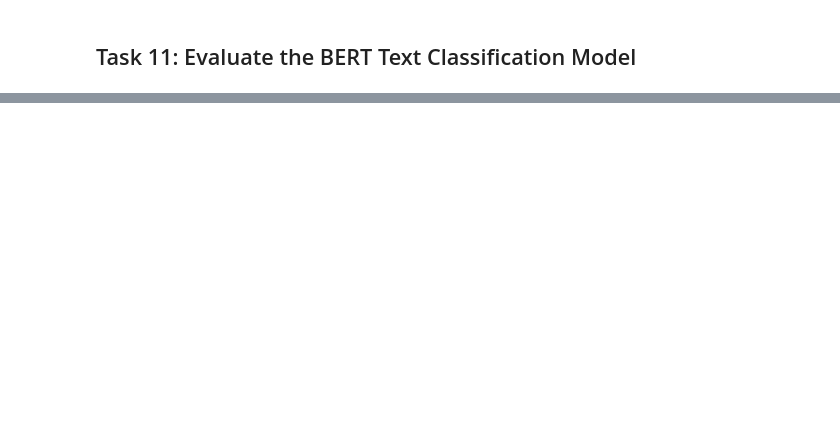
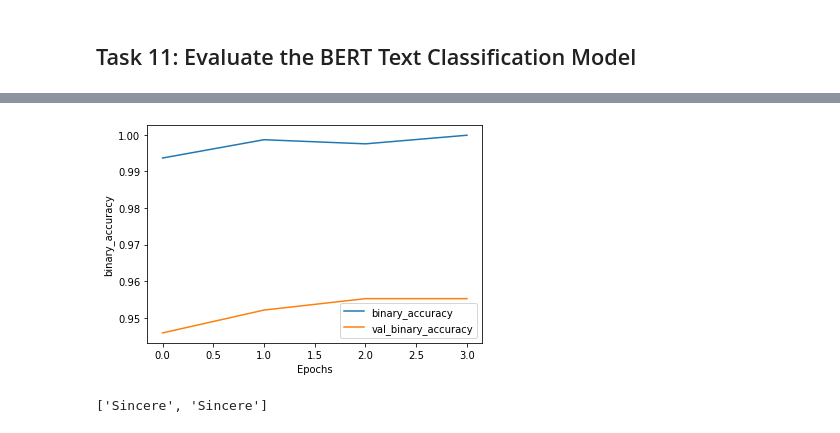
Before and after one commit to kambojrakesh/Deep-Learning-Advanced-Projects, a Jupyter notebook: Copy_of_Fine_Tune_BERT_for_Text_Classification_with_TensorFlow.ipynb, the cells around one changed output, grey strips where cells are left out. Drawn from its saved outputs; the diff is of its cells as text; code cells hidden in the pictures; blank space fills up the shorter version.

```diff
--- a/Copy_of_Fine_Tune_BERT_for_Text_Classification_with_TensorFlow.ipynb
+++ b/Copy_of_Fine_Tune_BERT_for_Text_Classification_with_TensorFlow.ipynb
@@ -394,0 +401,13 @@ def plot_graphs(history, metric):
+# %%
+plot_graphs(history, 'binary_accuracy')
+# %% [output]
+[figure, added]
+# %%
+sample_example = ['being neplai  ashamed', 'do you want to live alone bad country.']
+test_data = tf.data.Dataset.from_tensor_slices((sample_example, [0]*len(sample_example)))
+test_data = (test_data.map(to_feature_map).batch(1))
+preds = model.predict(test_data)
+thershold = .7 #between 0 and 1
+['Insincere' if pred >=thershold else 'Sincere' for pred in preds]
+# %% [output]
+['Sincere', 'Sincere']
```
Also changed, not shown: parts of 7 cells of this notebook.
